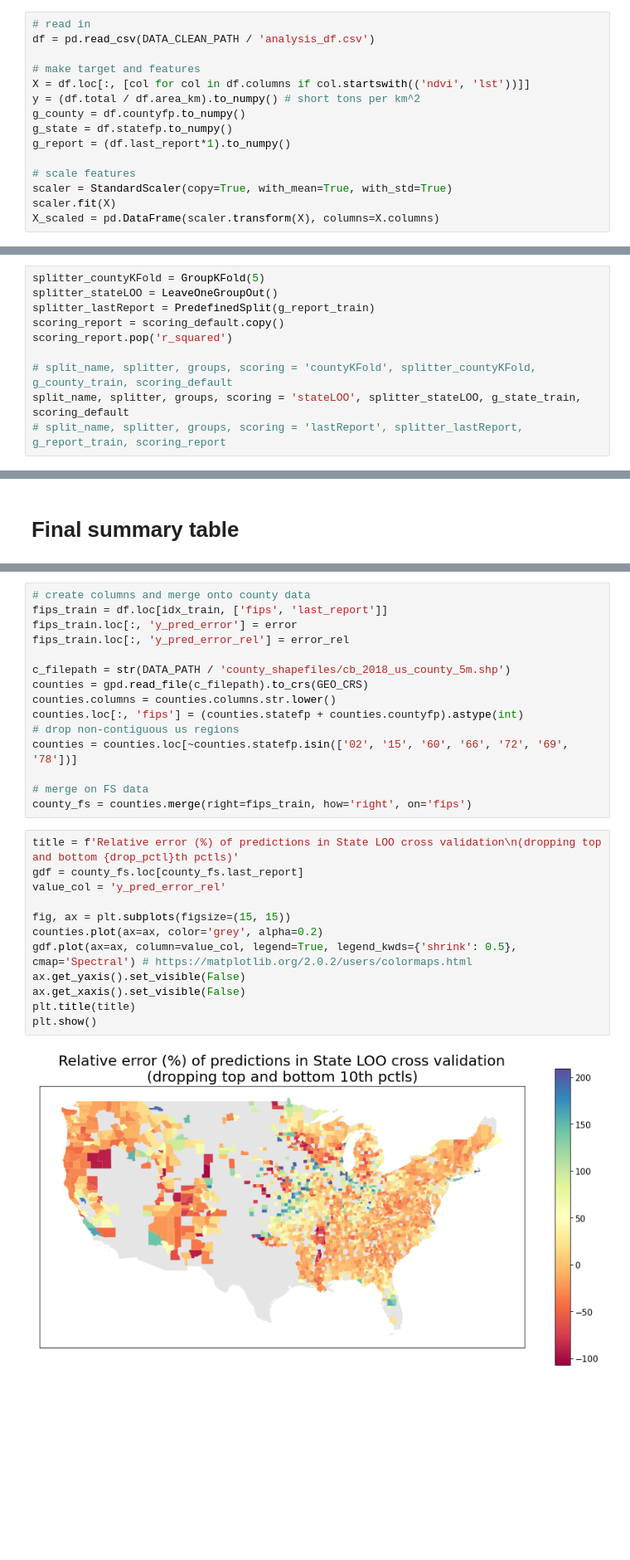
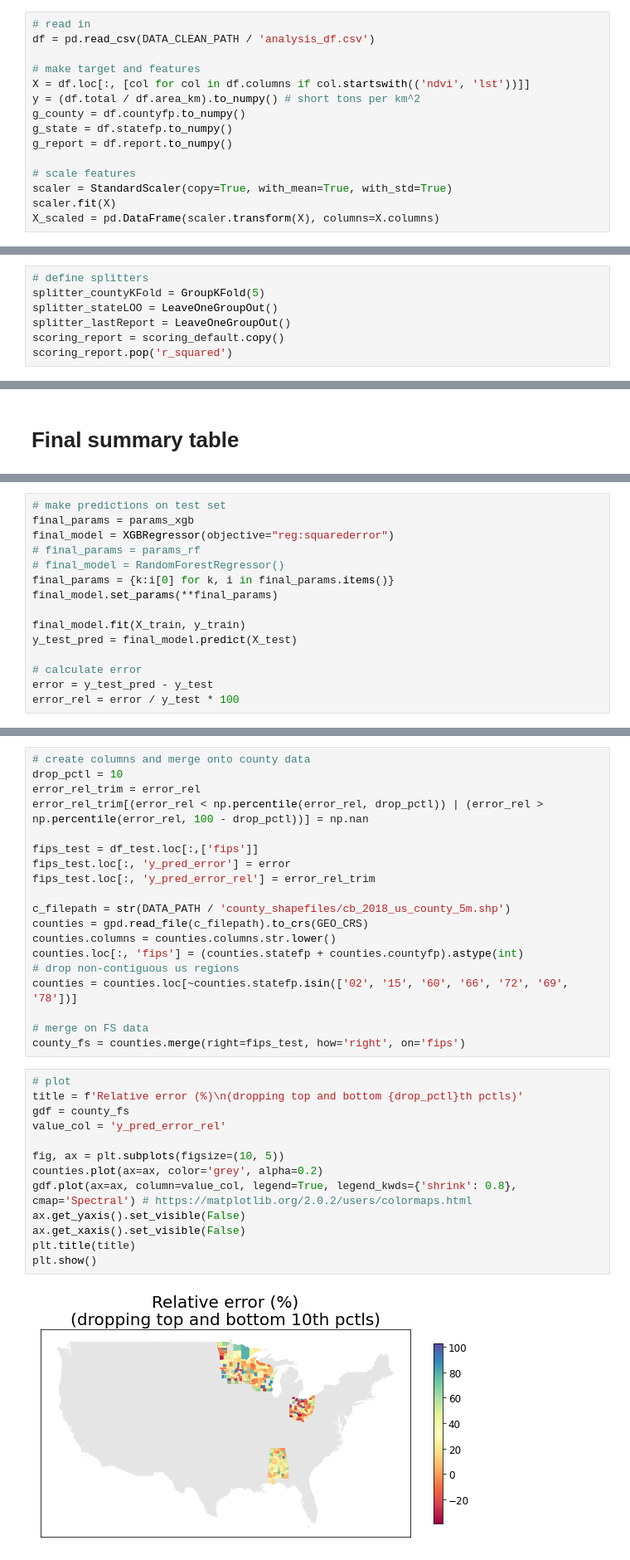
Before and after one commit to etrieschman/forest-biomass-modeling, a Jupyter notebook: notebooks/select_model.ipynb, the cells around one changed output, grey strips where cells are left out. Shown at 83% size. Drawn from its saved outputs; the diff is of its cells as text; blank space fills up the shorter version.

```diff
--- a/notebooks/select_model.ipynb
+++ b/notebooks/select_model.ipynb
@@ -40,7 +44,7 @@ X = df.loc[:, [col for col in df.columns if col.startswith(('ndvi', 'lst'))]]
 y = (df.total / df.area_km).to_numpy() # short tons per km^2
 g_county = df.countyfp.to_numpy()
 g_state = df.statefp.to_numpy()
-g_report = (df.last_report*1).to_numpy()
+g_report = df.report.to_numpy()
 
 # scale features
 scaler = StandardScaler(copy=True, with_mean=True, with_std=True)
@@ -59,10 +90,7 @@ g_report_train = g_report[idx_train]
 # %%
+# define splitters
 splitter_countyKFold = GroupKFold(5)
 splitter_stateLOO = LeaveOneGroupOut()
-splitter_lastReport = PredefinedSplit(g_report_train)
+splitter_lastReport = LeaveOneGroupOut()
 scoring_report = scoring_default.copy()
 scoring_report.pop('r_squared')
-
-# split_name, splitter, groups, scoring = 'countyKFold', splitter_countyKFold, g_county_train, scoring_default
-split_name, splitter, groups, scoring = 'stateLOO', splitter_stateLOO, g_state_train, scoring_default
-# split_name, splitter, groups, scoring = 'lastReport', splitter_lastReport, g_report_train, scoring_report
@@ -238,0 +298,15 @@ error_rel[(error_rel < np.percentile(error_rel, drop_pctl)) | (error_rel > np.pe
+# %%
+# make predictions on test set
+final_params = params_xgb
+final_model = XGBRegressor(objective="reg:squarederror")
+# final_params = params_rf
+# final_model = RandomForestRegressor()
+final_params = {k:i[0] for k, i in final_params.items()}
+final_model.set_params(**final_params)
+
+final_model.fit(X_train, y_train)
+y_test_pred = final_model.predict(X_test)
+
+# calculate error
+error = y_test_pred - y_test
+error_rel = error / y_test * 100
@@ -239,8 +344,12 @@ error_rel[(error_rel < np.percentile(error_rel, drop_pctl)) | (error_rel > np.pe
 # %%
 # create columns and merge onto county data
-fips_train = df.loc[idx_train, ['fips', 'last_report']]
-fips_train.loc[:, 'y_pred_error'] = error
-fips_train.loc[:, 'y_pred_error_rel'] = error_rel
+drop_pctl = 10
+error_rel_trim = error_rel
+error_rel_trim[(error_rel < np.percentile(error_rel, drop_pctl)) | (error_rel > np.percentile(error_rel, 100 - drop_pctl))] = np.nan
+
+fips_test = df_test.loc[:,['fips']]
+fips_test.loc[:, 'y_pred_error'] = error
+fips_test.loc[:, 'y_pred_error_rel'] = error_rel_trim
 
 c_filepath = str(DATA_PATH / 'county_shapefiles/cb_2018_us_county_5m.shp')
 counties = gpd.read_file(c_filepath).to_crs(GEO_CRS)
@@ -250,18 +359,19 @@ counties.loc[:, 'fips'] = (counties.statefp + counties.countyfp).astype(int)
 counties = counties.loc[~counties.statefp.isin(['02', '15', '60', '66', '72', '69', '78'])]
 
 # merge on FS data
-county_fs = counties.merge(right=fips_train, how='right', on='fips')
+county_fs = counties.merge(right=fips_test, how='right', on='fips')
 # %%
-title = f'Relative error (%) of predictions in State LOO cross validation\n(dropping top and bottom {drop_pctl}th pctls)'
-gdf = county_fs.loc[county_fs.last_report]
+# plot
+title = f'Relative error (%)\n(dropping top and bottom {drop_pctl}th pctls)'
+gdf = county_fs
 value_col = 'y_pred_error_rel'
 
-fig, ax = plt.subplots(figsize=(15, 15))
+fig, ax = plt.subplots(figsize=(10, 5))
 counties.plot(ax=ax, color='grey', alpha=0.2)
-gdf.plot(ax=ax, column=value_col, legend=True, legend_kwds={'shrink': 0.5}, cmap='Spectral') # https://matplotlib.org/2.0.2/users/colormaps.html
+gdf.plot(ax=ax, column=value_col, legend=True, legend_kwds={'shrink': 0.8}, cmap='Spectral') # https://matplotlib.org/2.0.2/users/colormaps.html
 ax.get_yaxis().set_visible(False)
 ax.get_xaxis().set_visible(False)
 plt.title(title)
 plt.show()
 # %% [output]
-[figure, old version]
+[figure, new version]
```
Also changed, not shown: parts of 32 cells of this notebook, 6 other files.
